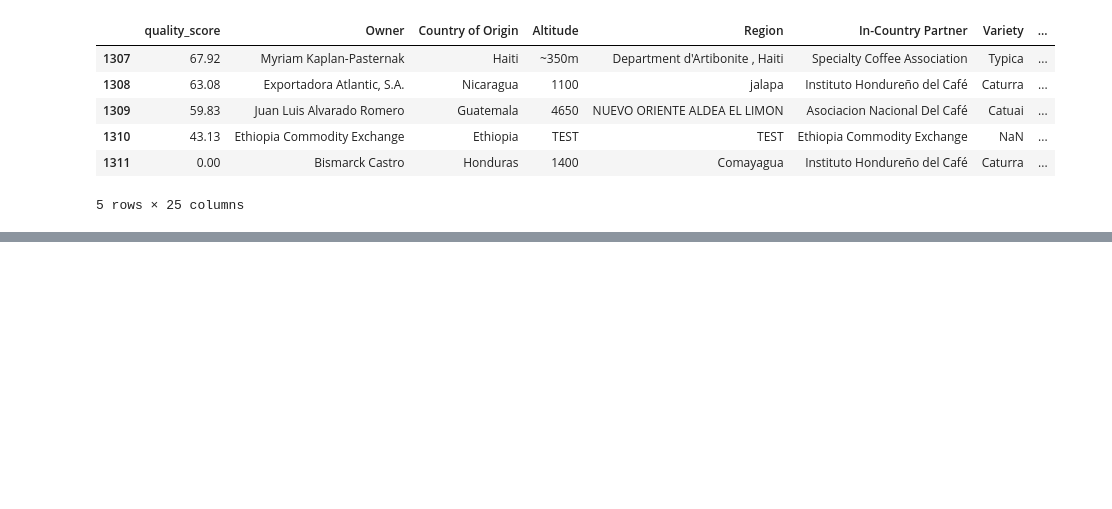
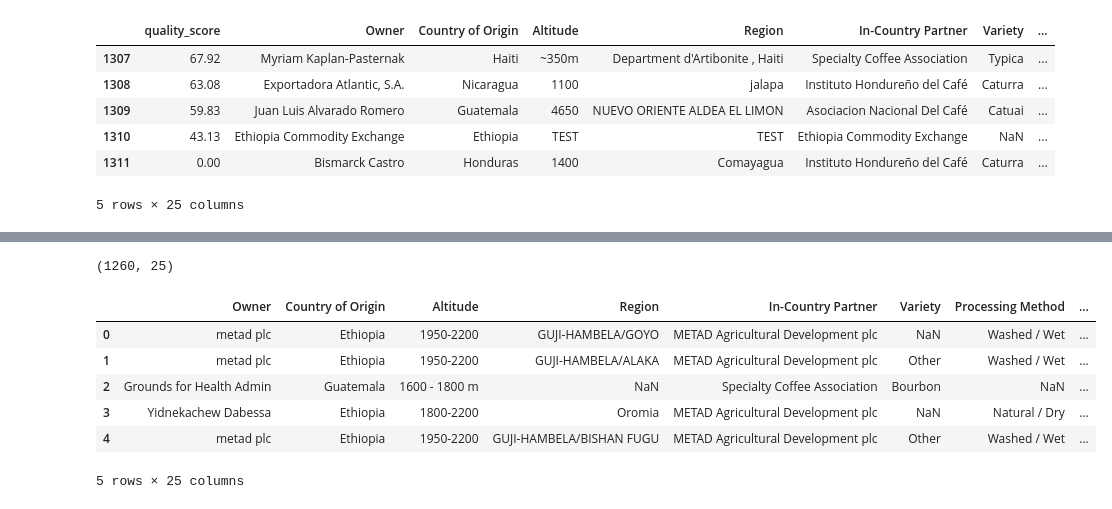
Before and after one commit to kahartman2/coffee_classification, a Jupyter notebook: clean_data.ipynb, the cells around one changed output, grey strips where cells are left out. Cells and saved outputs as stored; diff of their text form; code cells hidden in the pictures; blank space fills up the shorter version.

```diff
--- a/clean_data.ipynb
+++ b/clean_data.ipynb
@@ -378,0 +475,2 @@ arabica_df.tail()
+# %%
+test_df = arabica_df.dropna(subset=['Altitude', 'Region'], how='all')
@@ -378,0 +526,14 @@ arabica_df.tail()
+# %%
+test_df.shape
+# %% [output]
+(1260, 25)
+# %%
+test_df.head()
+# %% [output]
+|  | Owner | Country of Origin | Altitude | Region | In-Country Partner | Variety | Processing Method | ... |
+| 0 | metad plc | Ethiopia | 1950-2200 | GUJI-HAMBELA/GOYO | METAD Agricultural Development plc | NaN | Washed / Wet | ... |
+| 1 | metad plc | Ethiopia | 1950-2200 | GUJI-HAMBELA/ALAKA | METAD Agricultural Development plc | Other | Washed / Wet | ... |
+| 2 | Grounds for Health Admin | Guatemala | 1600 - 1800 m | NaN | Specialty Coffee Association | Bourbon | NaN | ... |
+| 3 | Yidnekachew Dabessa | Ethiopia | 1800-2200 | Oromia | METAD Agricultural Development plc | NaN | Natural / Dry | ... |
+| 4 | metad plc | Ethiopia | 1950-2200 | GUJI-HAMBELA/BISHAN FUGU | METAD Agricultural Development plc | Other | Washed / Wet | ... |
+5 rows × 25 columns
```
Also changed, not shown: parts of 55 cells of this notebook, 2 other files.
